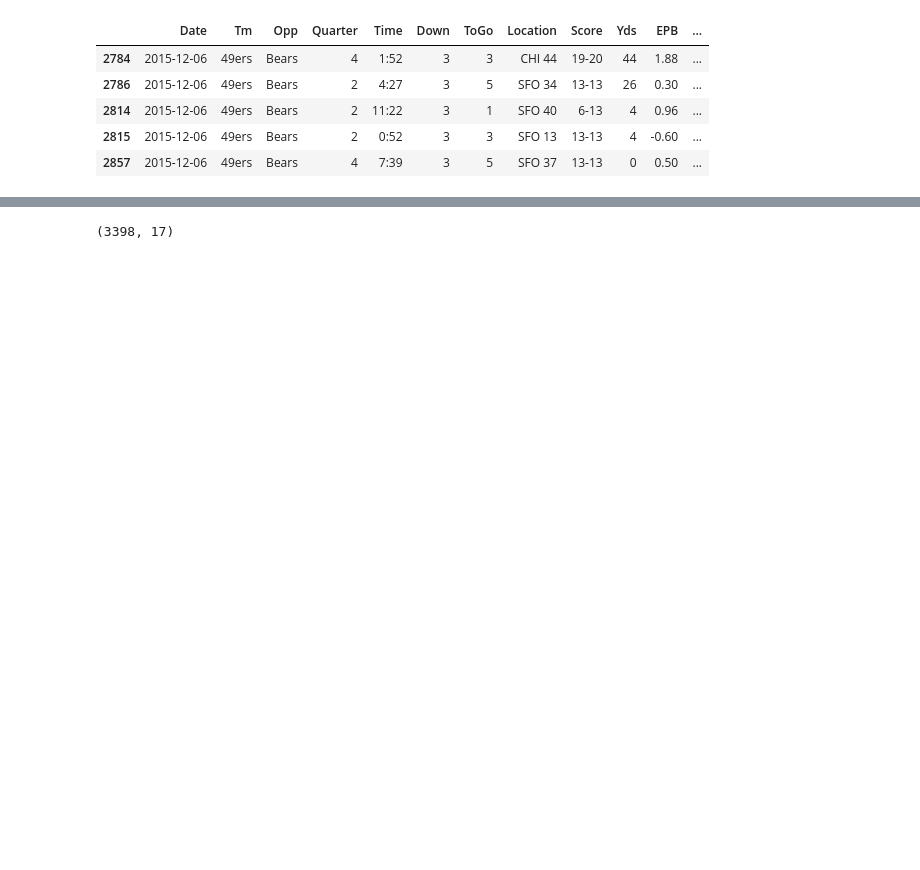
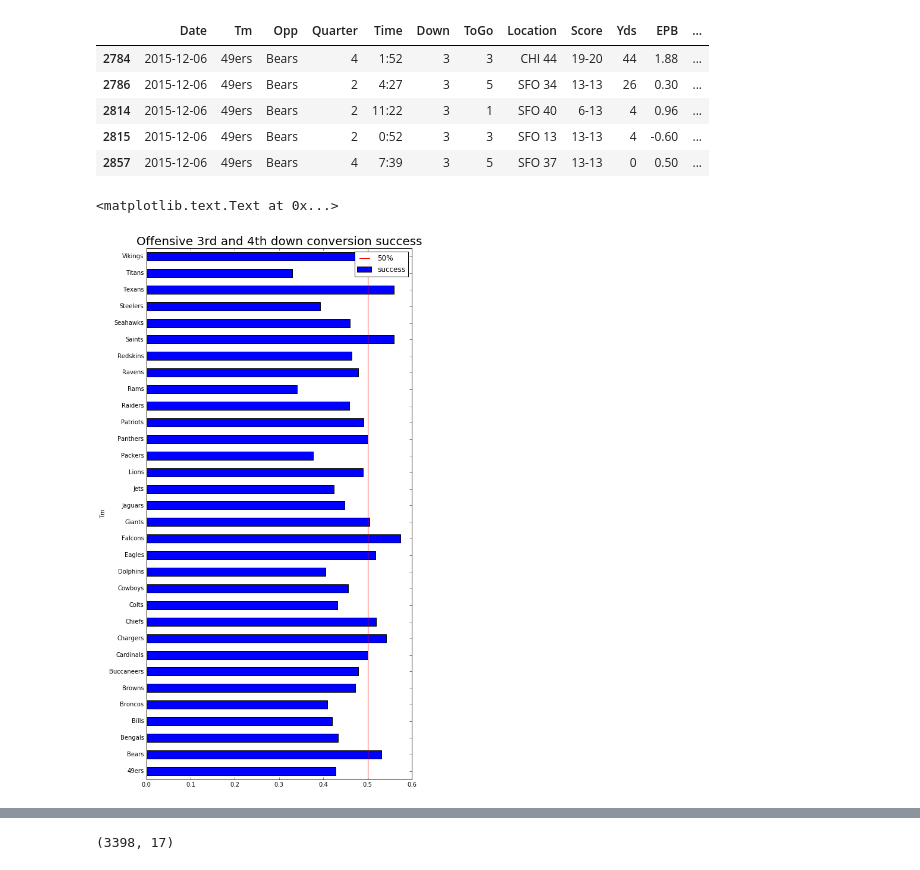
Before and after one commit to ptonner/nfl_convert, a Jupyter notebook: analyze.ipynb, the cells around one changed output, grey strips where cells are left out. Drawn from its saved outputs; the diff is of its cells as text; code cells hidden in the pictures; blank space fills up the shorter version.

```diff
--- a/analyze.ipynb
+++ b/analyze.ipynb
@@ -27,5 +40,5 @@ import re
 # %%
-data = pd.read_csv("data/all.csv")
+data = pd.read_csv("data/all_regular.csv")
 data = data.sort_values(by=['Tm','Opp'])
 data.head()
 # %% [output]
@@ -35,3 +48,13 @@ data.head()
 | 2814 | 2015-12-06 | 49ers | Bears | 2 | 11:22 | 3 | 1 | SFO 40 | 6-13 | 4 | 0.96 | ... |
 | 2815 | 2015-12-06 | 49ers | Bears | 2 | 0:52 | 3 | 3 | SFO 13 | 13-13 | 4 | -0.60 | ... |
 | 2857 | 2015-12-06 | 49ers | Bears | 4 | 7:39 | 3 | 5 | SFO 37 | 13-13 | 0 | 0.50 | ... |
+# %%
+g = data.groupby("Tm")
+s_off = g.agg({'success':lambda x: 1.*sum(x)/x.shape[0]})
+s_off.plot(kind='barh',figsize=(8,16),xlim=(0,.6))
+plt.plot([.5,.5],[-1,32],c='r',label="50%")
+plt.legend(loc="best");
+plt.title("Offensive 3rd and 4th down conversion success",fontsize=20)
+# %% [output]
+<matplotlib.text.Text at 0x...>
+[figure, added]
```
Also changed, not shown: parts of 12 cells of this notebook, 1 other file.
